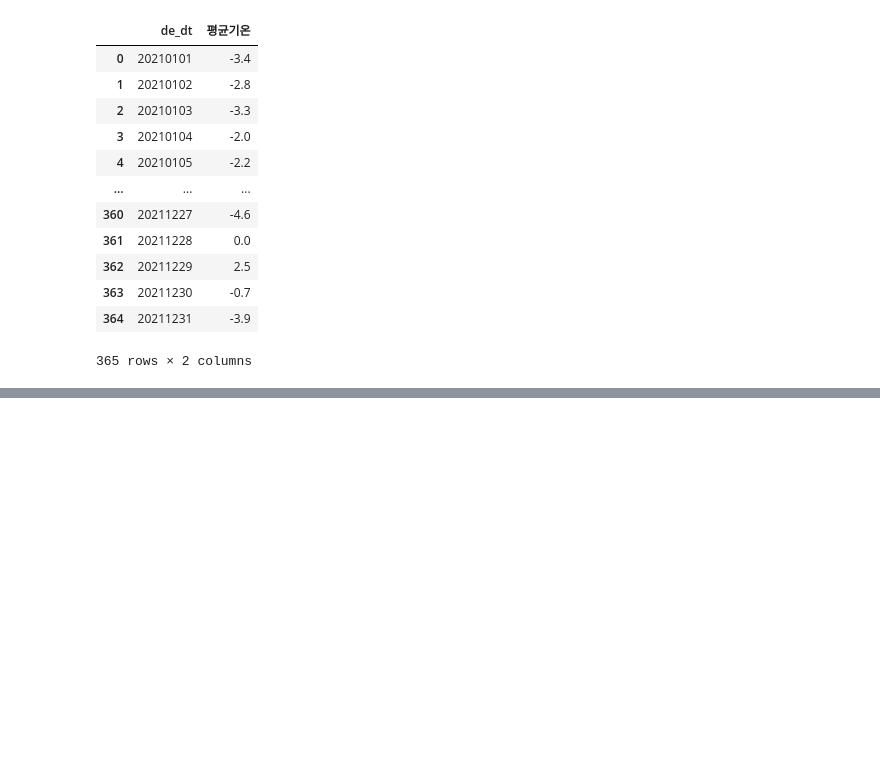
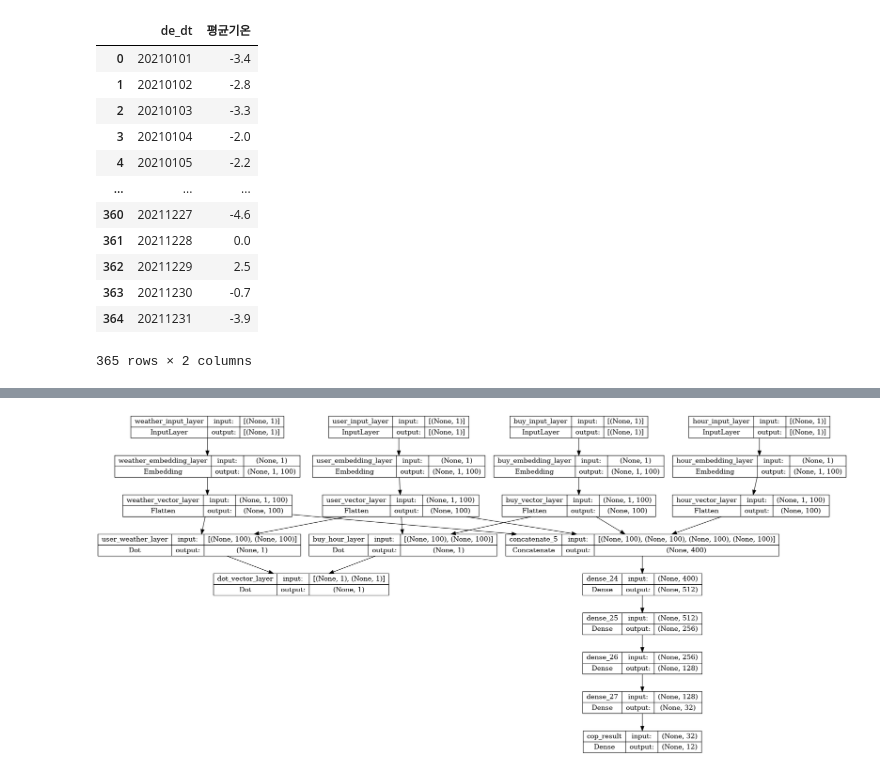
Before and after one commit to kch8906/Bigdata_Competition, a Jupyter notebook: DNN(0731).ipynb, the cells around one changed output, grey strips where cells are left out. Cells and saved outputs as stored; diff of their text form; code cells hidden in the pictures; blank space fills up the shorter version.

Commit message:
cls + reg model test in DNN.ipynb

```diff
--- a/DNN(0731).ipynb
+++ b/DNN(0731).ipynb
@@ -196,0 +203,2 @@ df_product = parallel_dataframe(df_merge_02_04, make_ratings)
+# %%
+df_cop_weather.rename(columns= {'평균기온' : 'aver_temp'}, inplace=True)
@@ -196,0 +221,9 @@ df_product = parallel_dataframe(df_merge_02_04, make_ratings)
+# %%
+from sklearn.preprocessing import LabelEncoder
+import numpy as np
+
+columns = ['cust']
+
+for i in columns:
+    globals()[f'encoder_{i}'] = LabelEncoder()
+    df_cop_weather[i] = globals()[f'encoder_{i}'].fit_transform(df_cop_weather[i])
@@ -196,0 +250,7 @@ df_product = parallel_dataframe(df_merge_02_04, make_ratings)
+# %%
+number_of_unique_user = len(df_cop_weather['cust'].unique())
+number_of_unique_buy = len(df_cop_weather['buy_am'].unique())
+number_of_unique_weather = len(df_cop_weather['aver_temp'].unique())
+number_of_unique_hour = len(df_cop_weather['de_hr'].unique())
+number_of_uniuqe_cop = len(df_cop_weather['cop_c'].unique())
+print(number_of_unique_user, number_of_unique_buy, number_of_unique_weather, number_of_unique_hour, number_of_uniuqe_cop)
@@ -196,0 +292,25 @@ df_product = parallel_dataframe(df_merge_02_04, make_ratings)
+# %%
+buy_embedding = buy_embedding_layer(buy_input)
+user_embedding = user_embedding_layer(user_input)
+weather_embedding = weather_embedding_layer(weather_input)
+hour_embedding = hour_embedding_layer(hour_input)
+
+buy_vector = product_vector_layer(buy_embedding)
+user_vector = user_vector_layer(user_embedding)
+weather_vector = weather_vector_layer(weather_embedding)
+hour_vector = hour_vector_layer(hour_embedding)
+
+buy_hour_dot = dot_buy_hour_layer([buy_vector, user_vector])
+user_weather_dot = dot_user_weather_layer([user_vector, weather_vector])
+
+rating_result = dot_result_layer([buy_hour_dot, user_weather_dot])
+
+concat = concate_layer([buy_vector, user_vector, weather_vector, hour_vector])
+dense1 = dense_layer1(concat)
+dense2 = dense_layer2(dense1)
+dense3 = dense_layer3(dense2)
+dense4 = dense_layer4(dense3)
+
+cop_result = cop_result_layer(dense4)
+
+model = Model(inputs=[buy_input, user_input, weather_input, hour_input], outputs=[rating_result, cop_result])
@@ -196,0 +337,4 @@ df_product = parallel_dataframe(df_merge_02_04, make_ratings)
+# %%
+plot_model(model, show_shapes=True)
+# %% [output]
+[figure, added]
```
Also changed, not shown: parts of 33 cells of this notebook, 3 other files.
